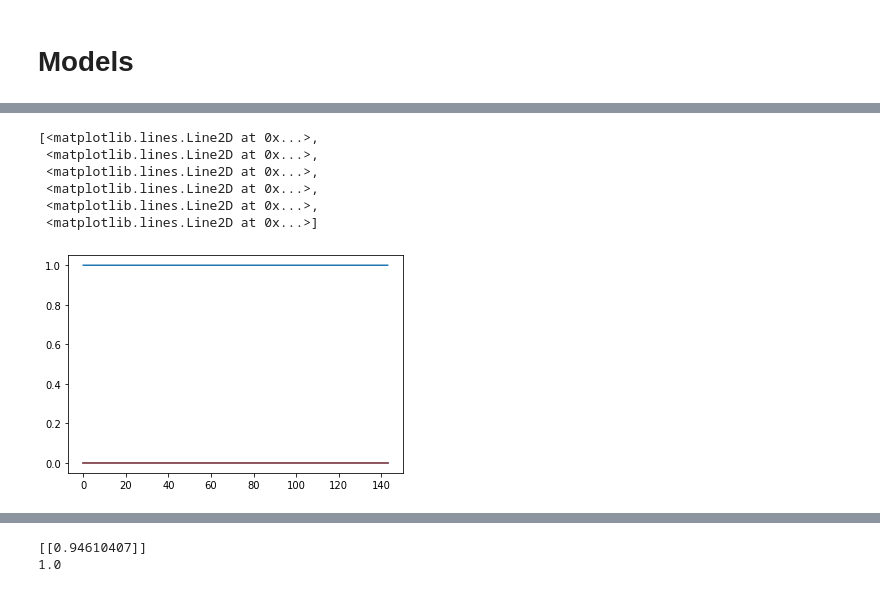
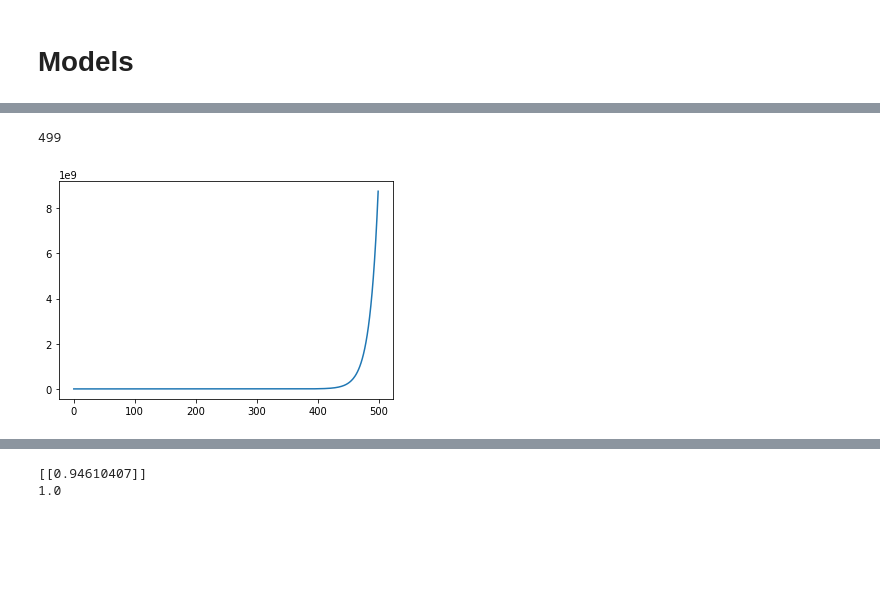
Before and after one commit to milo-lab/cyclic_strategy, a Jupyter notebook: code.ipynb, the cells around one changed output, grey strips where cells are left out. Drawn from its saved outputs; the diff is of its cells as text; code cells hidden in the pictures; blank space fills up the shorter version.

```diff
--- a/code.ipynb
+++ b/code.ipynb
@@ -82,7 +82,7 @@ def SEIR_erlang_model(y,t,config,rfunc):
     S,E1,E2,I1,I2,R = y
     Tinc,Tinf = config["Tinc"]/2,config["Tinf"]/2
     Rt = rfunc(t)
-    dydt = [-.5*Rt/Tinf * (I1+I2)*S,
+    dydt = [0,#-.5*Rt/Tinf * (I1+I2)*S,
             .5*Rt/Tinf * (I1+I2)*S - (1/Tinc)*E1,
             (1/Tinc)*(E1-E2),
             (1/Tinc)*E2 - (1/Tinf)*I1,
@@ -188,12 +188,13 @@ def run_groups(model,config,y0,period,lockdown,offset,Rw,Rl,tmax = 30*4):
 from sklearn.linear_model import LinearRegression
 # %%
 %%time
-config = {'Tinc': 1, 'Tinf': 4, 'beta': 1/7, 'gamma': 1/7}
+config = {'Tinc': 3, 'Tinf': 4, 'beta': 1/7, 'gamma': 1/7}
 # S,E1,E2,I1,I2,R = y
 y0 = [1,1e-6,1e-6,1e-6,1e-6,0]
 # SEIR_erlang_model(y0,0,config,lambda x: 1.5)
-tmax=125+19
-sol =run(SEIR_erlang_model,config,y0,14,10,1.5,0.6,tmax)
-plt.plot(sol)
+tmax=500
+sol =run(SEIR_erlang_model,config,y0,14,0,1.5,0.6,tmax)
+plt.plot(sol[:,3:5].sum(axis=1))
+np.argmax(sol[:,3:5].sum(axis=1))
 # %% [output]
 CPU times: user 250 ms, sys: 0 ns, total: 250 ms
@@ -201,10 +202,5 @@ Wall time: 332 ms
-[<matplotlib.lines.Line2D at 0x...>,
- <matplotlib.lines.Line2D at 0x...>,
- <matplotlib.lines.Line2D at 0x...>,
- <matplotlib.lines.Line2D at 0x...>,
- <matplotlib.lines.Line2D at 0x...>,
- <matplotlib.lines.Line2D at 0x...>]
+499
-[figure, old version]
+[figure, new version]
 # %%
 config = {'Tinc': 3, 'Tinf': 4, 'beta': 1/7, 'gamma': 1/7}
 # S,E1,E2,I1,I2,R = y
```
Also changed, not shown: parts of 4 cells of this notebook.
